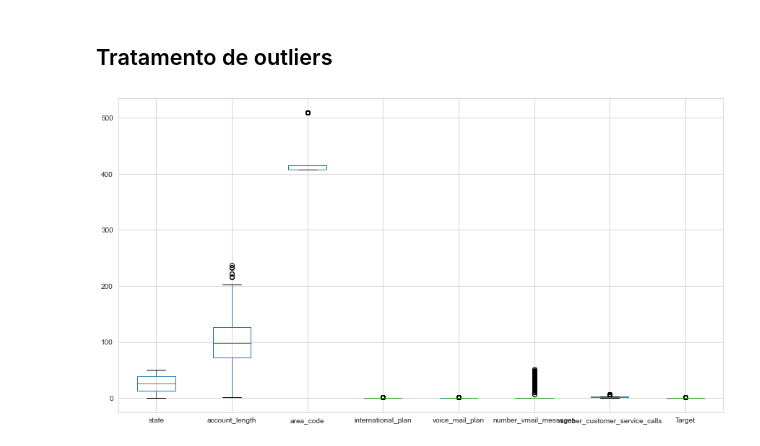
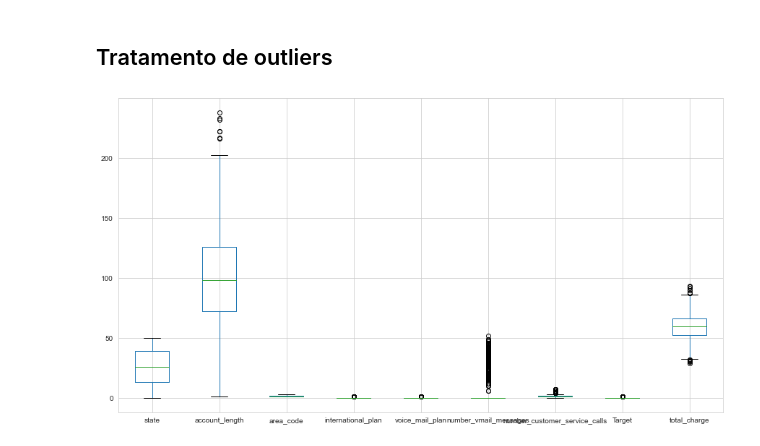
Before and after one commit to GabrielAraujoCarlos/Prevendo-Satisfacao-Cliente-Santander, a Jupyter notebook: PrevendoSatisfacao.ipynb, the cells around one changed output. Saved outputs shown, nothing was run; the diff lists cells and outputs as text; code cells hidden in the pictures.

```diff
--- a/PrevendoSatisfacao.ipynb
+++ b/PrevendoSatisfacao.ipynb
@@ -252,10 +253,10 @@ array(['area_code_510', 'area_code_408', 'area_code_415'], dtype=object)
 def ajusta_area(x):
     if x != 'area_code_510':
         if x != 'area_code_408':
-            return 415
+            return 1
         else:
-            return 408
-    return 510
+            return 2
+    return 3
 dados_featureSelection['area_code'] = dados_featureSelection['area_code'].map(ajusta_area)
 labelencoder = LabelEncoder()
 dados_featureSelection['state'] = labelencoder.fit_transform(dados_featureSelection['state'])
@@ -804,8 +814,8 @@ Os novos modelos tiveram performance inferior aos originais, então com outras t
 # %%
 # plotar um boxplot para analisar presença de outliers no dataset
 colunas = dados_featureSelection.columns.to_list()
 plt.figure(figsize=(15,8))
-dados_featureSelection.boxplot(column = colunas[:-1])
+dados_featureSelection.boxplot(column = colunas[:])
 plt.show()
 # %% [output]
-[figure, old version]
+[figure, new version]
```
Also changed, not shown: parts of 61 cells of this notebook, 1 other file.
